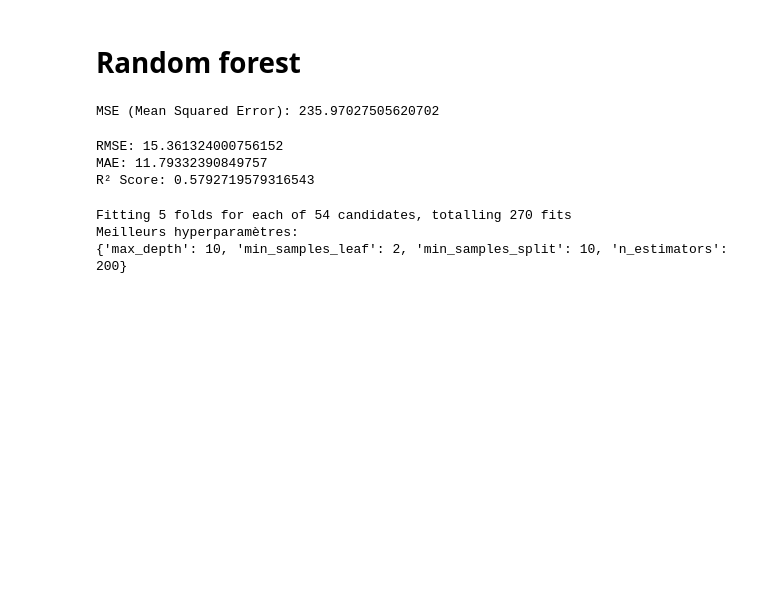
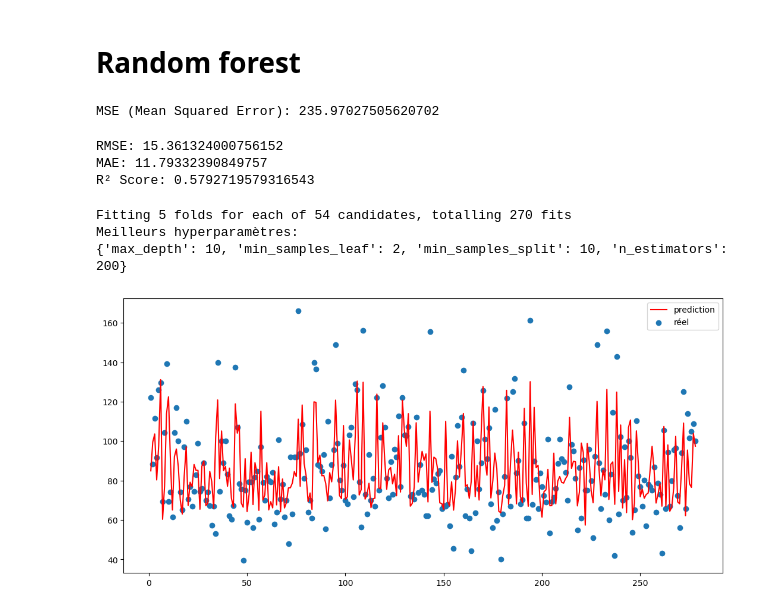
Before and after one commit to ilyasselfourati/Deep_Learning_ZE, a Jupyter notebook: Ozone_RandomForest.ipynb, the cells around one changed output. Saved outputs shown, nothing was run; the diff lists cells and outputs as text; code cells hidden in the pictures; blank space fills up the shorter version.

Commit message:
Ajout des graphique pour Ozone

```diff
--- a/Ozone_RandomForest.ipynb
+++ b/Ozone_RandomForest.ipynb
@@ -161,3 +161,16 @@ predictions = best_rf.predict(X_test_normalized)
 Fitting 5 folds for each of 54 candidates, totalling 270 fits
 Meilleurs hyperparamètres:
 {'max_depth': 10, 'min_samples_leaf': 2, 'min_samples_split': 10, 'n_estimators': 200}
+# %%
+
+x=range(1, len(y_test) + 1)
+y=y_test
+plt.figure(figsize=(13, 6))
+
+y_pred=model.predict(X_test_normalized)
+plt.plot(x,y_pred,c='r',label='prediction')
+plt.scatter(x,y_test,label='réel')
+plt.legend()
+plt.show()
+# %% [output]
+[figure, added]
```
